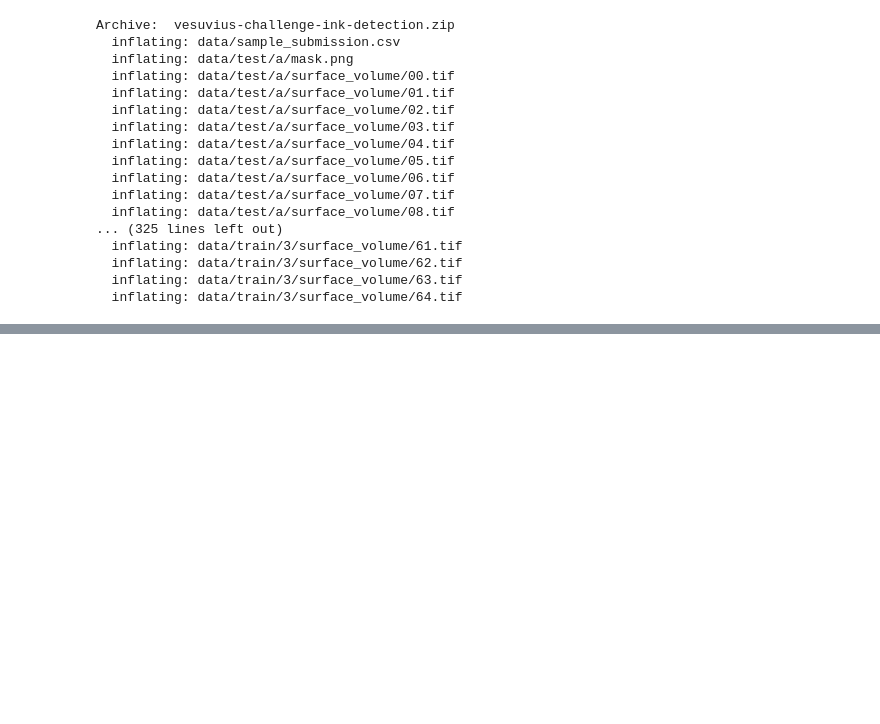
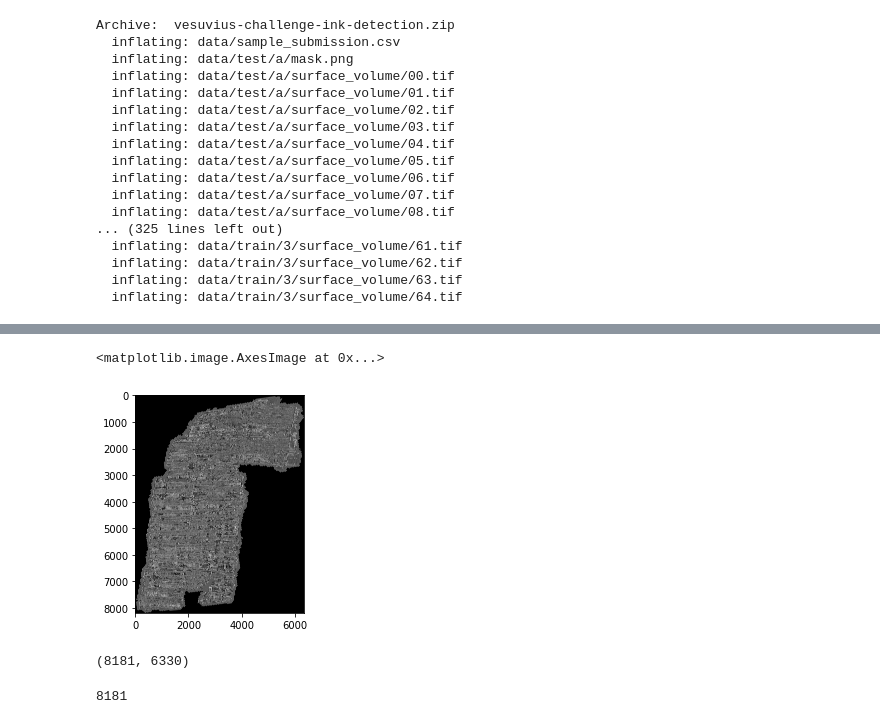
Before and after one commit to gopinathak-geek/vesuvius-challenge-ink-detection, a Jupyter notebook: data.ipynb, the cells around one changed output, grey strips where cells are left out. Saved outputs shown, nothing was run; the diff lists cells and outputs as text; code cells hidden in the pictures; blank space fills up the shorter version.

```diff
--- a/data.ipynb
+++ b/data.ipynb
@@ -36,0 +57,5 @@ Archive:  vesuvius-challenge-ink-detection.zip
+# %%
+plt.imshow(Image.open("data/train/1/surface_volume/20.tif"), cmap="gray")
+# %% [output]
+<matplotlib.image.AxesImage at 0x...>
+[figure, added]
@@ -36,0 +64,8 @@ Archive:  vesuvius-challenge-ink-detection.zip
+# %%
+mask.shape
+# %% [output]
+(8181, 6330)
+# %%
+len(mask)
+# %% [output]
+8181
```
Also changed, not shown: parts of 5 cells of this notebook.
